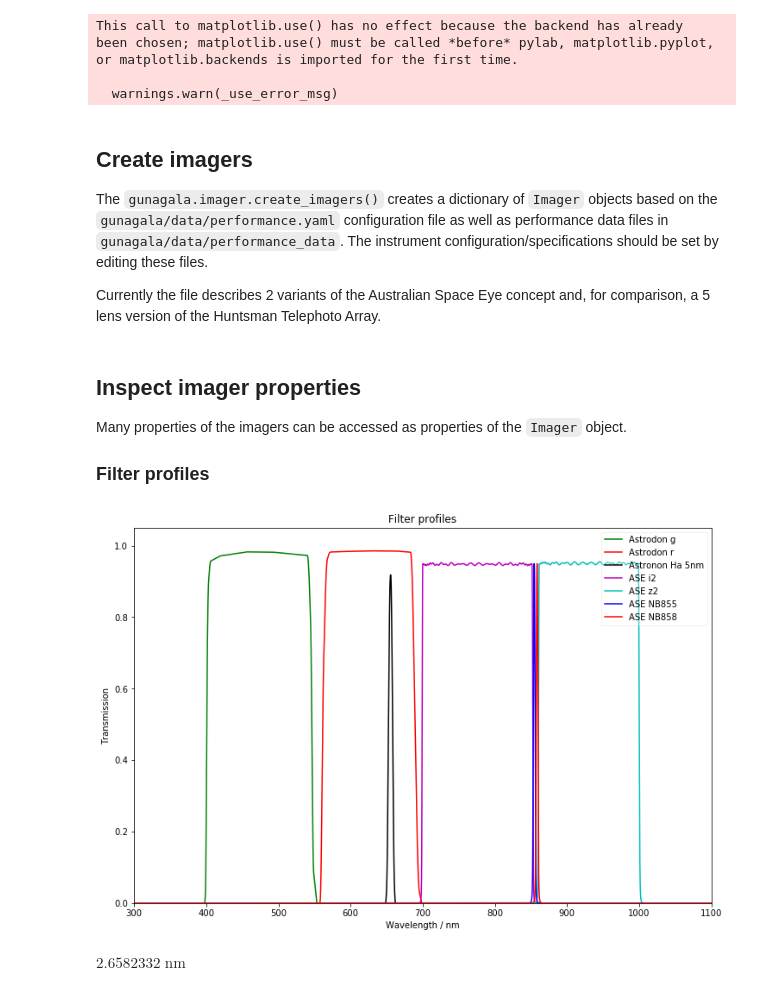
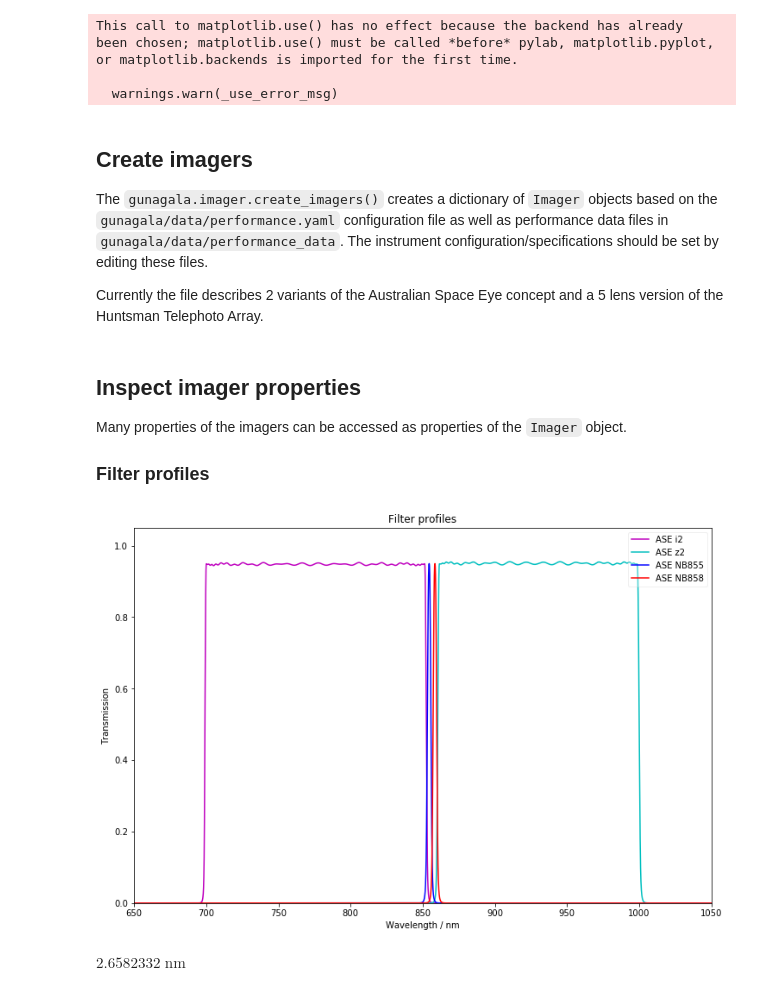
Before and after one commit to AstroHuntsman/gunagala, a Jupyter notebook: examples/Australian Space Eye 2017.ipynb, the cells around one changed output. Saved outputs shown, nothing was run; the diff lists cells and outputs as text; code cells hidden in the pictures.

```diff
--- a/examples/Australian Space Eye 2017.ipynb
+++ b/examples/Australian Space Eye 2017.ipynb
@@ -46,6 +46,6 @@ or matplotlib.backends is imported for the first time.
 
 The `gunagala.imager.create_imagers()` creates a dictionary of `Imager` objects based on the `gunagala/data/performance.yaml` configuration file as well as performance data files in `gunagala/data/performance_data`. The instrument configuration/specifications should be set by editing these files.
 
-Currently the file describes 2 variants of the Australian Space Eye concept and, for comparison, a 5 lens version of the Huntsman Telephoto Array.
+Currently the file describes 2 variants of the Australian Space Eye concept and a 5 lens version of the Huntsman Telephoto Array.
 # %%
 imagers = imager.create_imagers()
@@ -64,26 +61,20 @@ Many properties of the imagers can be accessed as properties of the `Imager` obj
 
 ### Filter profiles
 # %%
-plt.plot(waves_h, huntsman.filters['g'].transmission(waves_h), 'g-', label='Astrodon g')
-plt.plot(waves_h, huntsman.filters['r'].transmission(waves_h), 'r-', label='Astrodon r')
-plt.plot(waves_h, huntsman.filters['Ha_5nm'].transmission(waves_h), 'k-', label='Astronon Ha 5nm')
-#plt.plot(waves_h, huntsman.filters['Ha_3nm'].transmission(waves_h), 'k-', label='Astronon Ha 3nm')
-
-
 plt.plot(waves_a, ase_2017.filters['ase_i1'].transmission(waves_a), 'm-', label='ASE i2')
 plt.plot(waves_a, ase_2017.filters['ase_z3'].transmission(waves_a), 'c-', label='ASE z2')
 plt.plot(waves_a, ase_2017.filters['ase_nb855'].transmission(waves_a), 'b-', label='ASE NB855')
 plt.plot(waves_a, ase_2017.filters['ase_nb858'].transmission(waves_a), 'r-', label='ASE NB858')
 
 plt.legend(loc='upper right', fancybox=True, framealpha=0.3)
 plt.xlabel('Wavelength / nm')
 plt.ylabel('Transmission')
 plt.title('Filter profiles')
-plt.xlim(300, 1100)
+plt.xlim(650, 1050)
 plt.ylim(0, 1.05)
 plt.gcf().set_size_inches(12,8)
 # %% [output]
-[figure, old version]
+[figure, new version]
 # %%
 ase_2017.filters['ase_nb855'].FWHM
 # %% [output]
```
Also changed, not shown: parts of 10 cells of this notebook, 2 other files.
